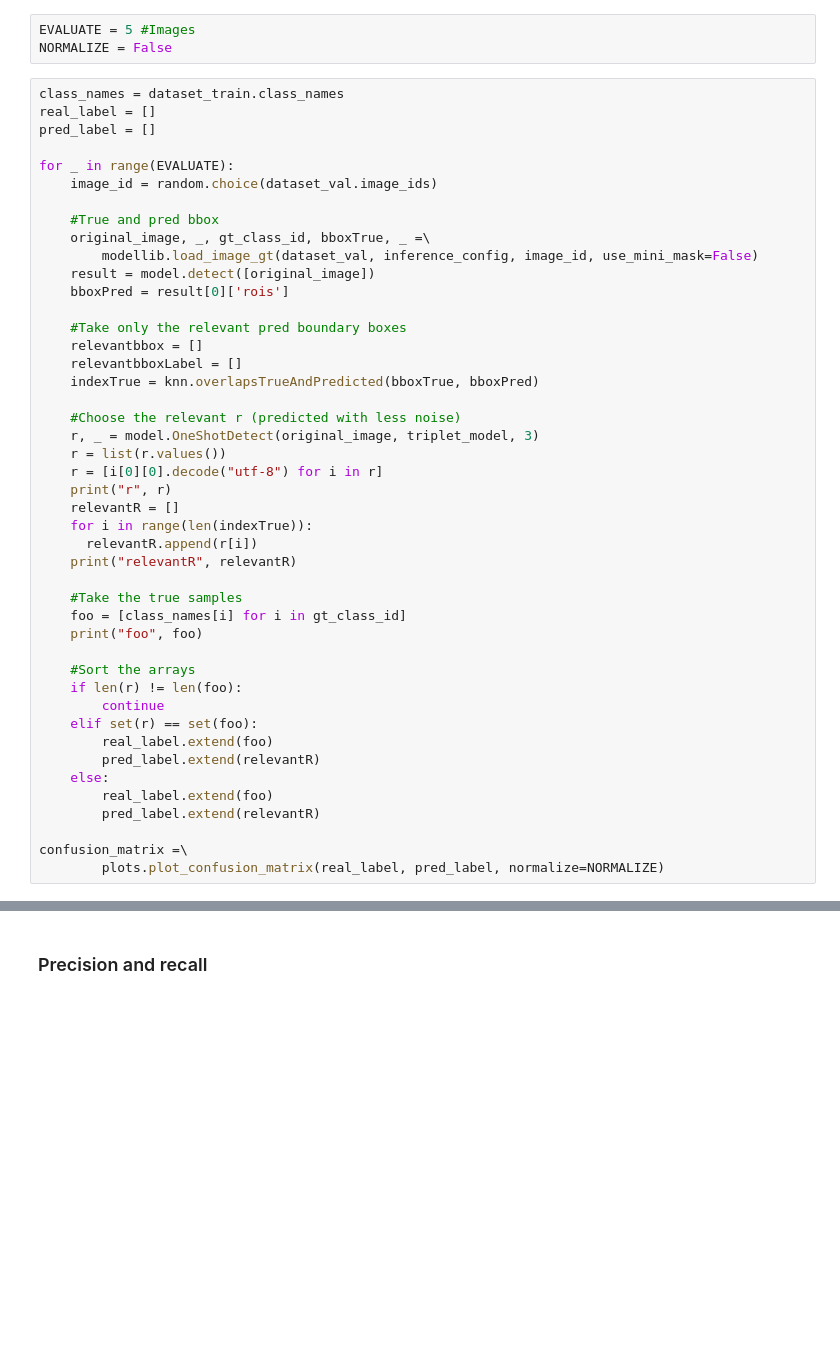
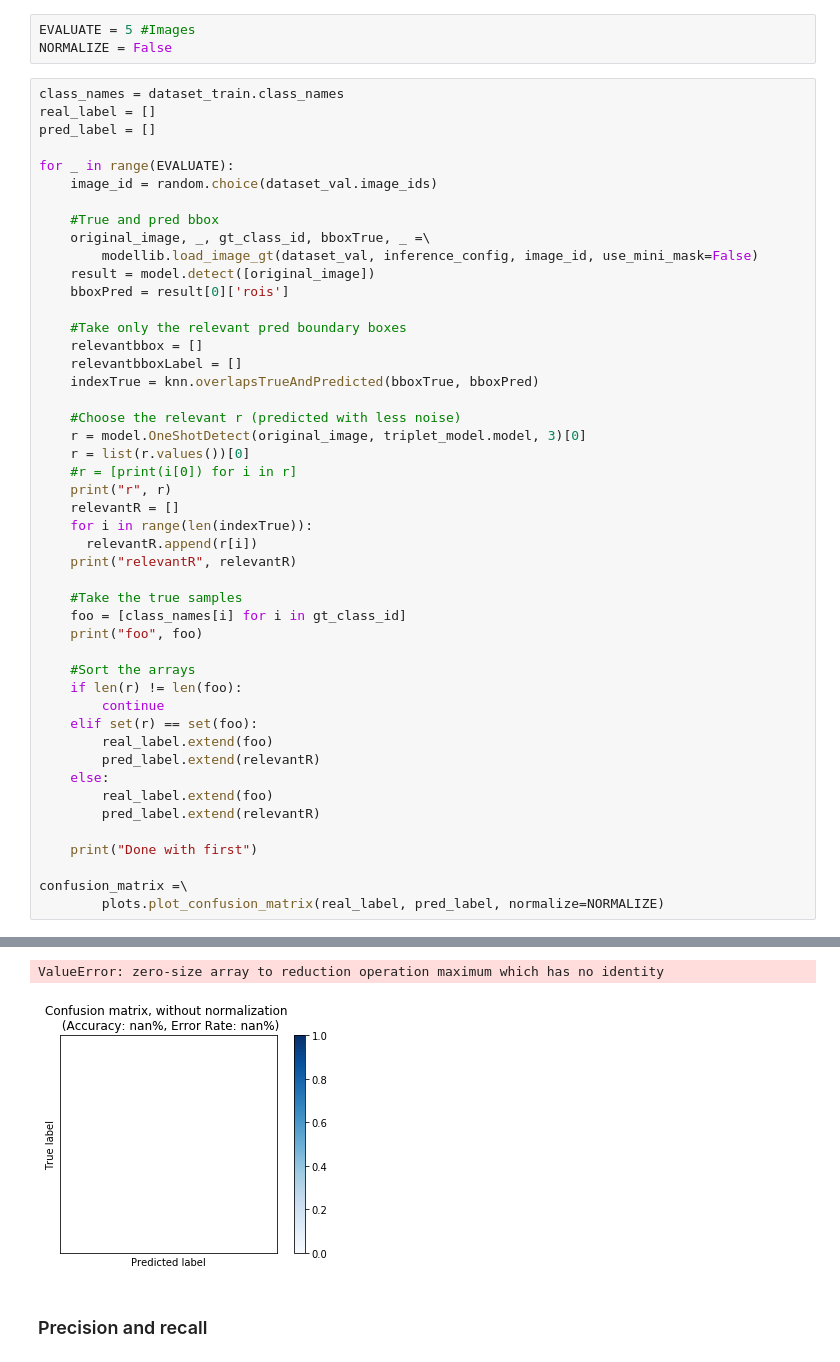
Before and after one commit to Holstrup/Mask_RCNN, a Jupyter notebook: samples/wireframe/One-Shot.ipynb, the cells around one changed output, grey strips where cells are left out. Cells and saved outputs as stored; diff of their text form; blank space fills up the shorter version.

```diff
--- a/samples/wireframe/One-Shot.ipynb
+++ b/samples/wireframe/One-Shot.ipynb
@@ -340,9 +345,9 @@ for _ in range(EVALUATE):
     indexTrue = knn.overlapsTrueAndPredicted(bboxTrue, bboxPred)
 
     #Choose the relevant r (predicted with less noise)
-    r, _ = model.OneShotDetect(original_image, triplet_model, 3)
-    r = list(r.values())
-    r = [i[0][0].decode("utf-8") for i in r]
+    r = model.OneShotDetect(original_image, triplet_model.model, 3)[0]
+    r = list(r.values())[0]
+    #r = [print(i[0]) for i in r]
     print("r", r)
     relevantR = []
     for i in range(len(indexTrue)):
@@ -363,5 +368,8 @@ for _ in range(EVALUATE):
         real_label.extend(foo)
         pred_label.extend(relevantR)
 
+    print("Done with first")
+
 confusion_matrix =\
         plots.plot_confusion_matrix(real_label, pred_label, normalize=NORMALIZE)
+# %% [output]
@@ -368,3 +393,5 @@ confusion_matrix =\
+ValueError: zero-size array to reduction operation maximum which has no identity
+[figure, added]
 # %% [markdown]
 ### Precision and recall
 # %%
```
Also changed, not shown: parts of 5 cells of this notebook, 35 other files.
